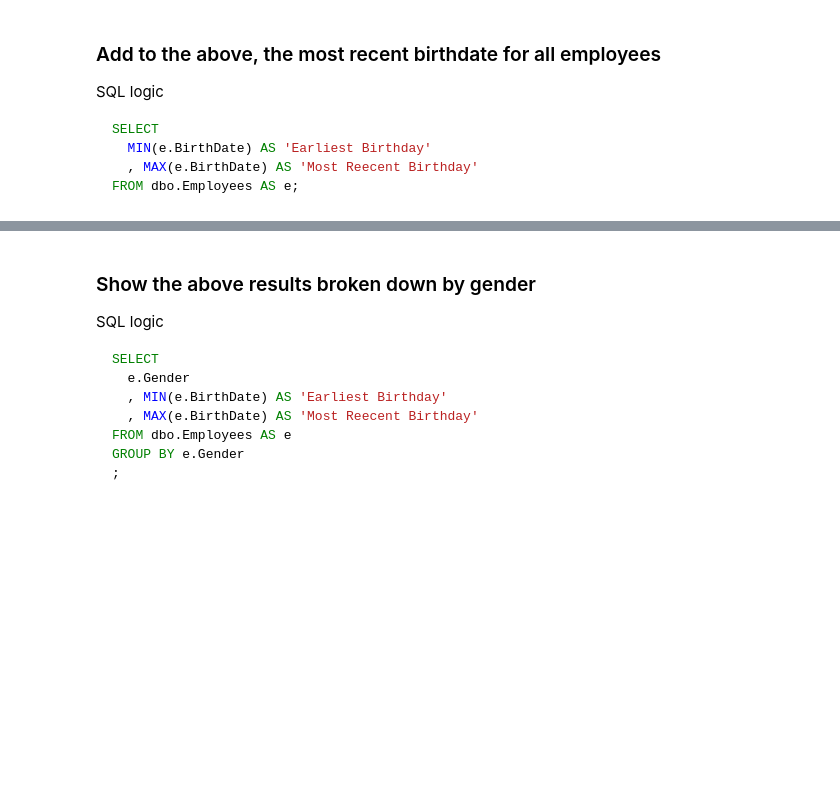
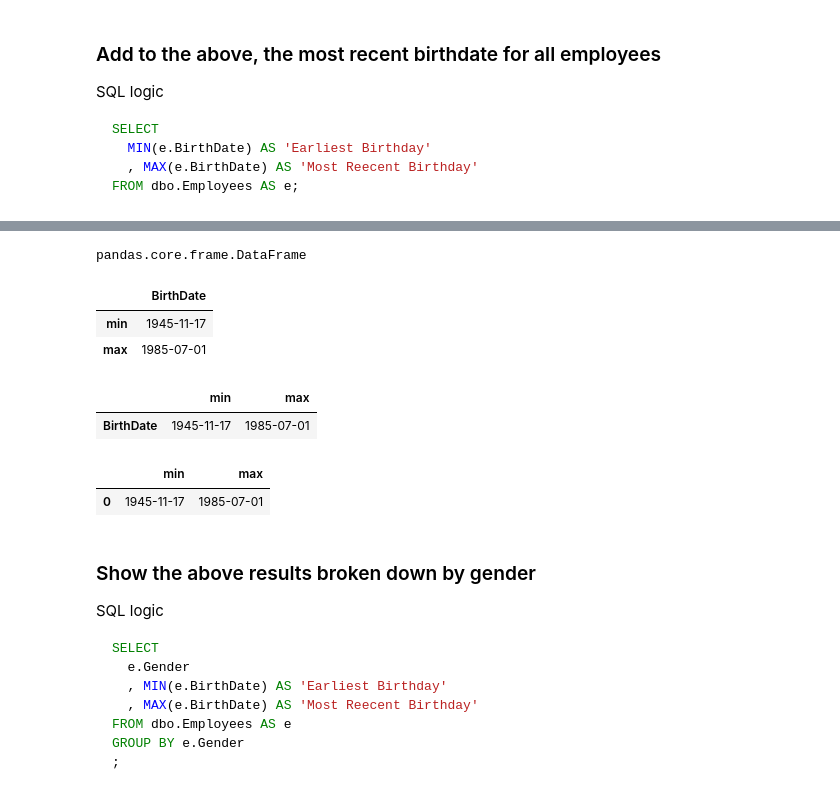
Before and after one commit to xiangshiyin/data-programming-with-python, a Jupyter notebook: 2023-fall/2023-10-03/notebook/code_demo.ipynb, the cells around one changed output, grey strips where cells are left out. Drawn from its saved outputs; the diff is of its cells as text; code cells hidden in the pictures; blank space fills up the shorter version.

```diff
--- a/2023-fall/2023-10-03/notebook/code_demo.ipynb
+++ b/2023-fall/2023-10-03/notebook/code_demo.ipynb
@@ -223,9 +401,27 @@ min(x), max(x)
 # %%
-Employees.agg({'BirthDate':['min','max']}).T
+# Employees.agg({'BirthDate':['min','max']}).T
 
-# Employees.agg({'BirthDate':['min','max']})
+output = Employees.agg({'BirthDate':['min','max']})
+type(output)
+# %% [output]
+pandas.core.frame.DataFrame
+# %%
+output
+# %% [output]
+|  | BirthDate |
+| min | 1945-11-17 |
+| max | 1985-07-01 |
 # %%
-Employees.agg({'BirthDate':[min,max]}).T.reset_index(drop=True)
+Employees.agg({'BirthDate':['min','max']}).T
+# %% [output]
+|  | min | max |
+| BirthDate | 1945-11-17 | 1985-07-01 |
+# %%
+# Employees.agg({'BirthDate':[min,max]}).T.reset_index()
+Employees.agg({'BirthDate':[min,max]}).T.reset_index(drop=True)
+# %% [output]
+|  | min | max |
+| 0 | 1945-11-17 | 1985-07-01 |
 # %% [markdown]
 ### Show the above results broken down by gender
 
```
Also changed, not shown: parts of 109 cells of this notebook, 1 other file.
